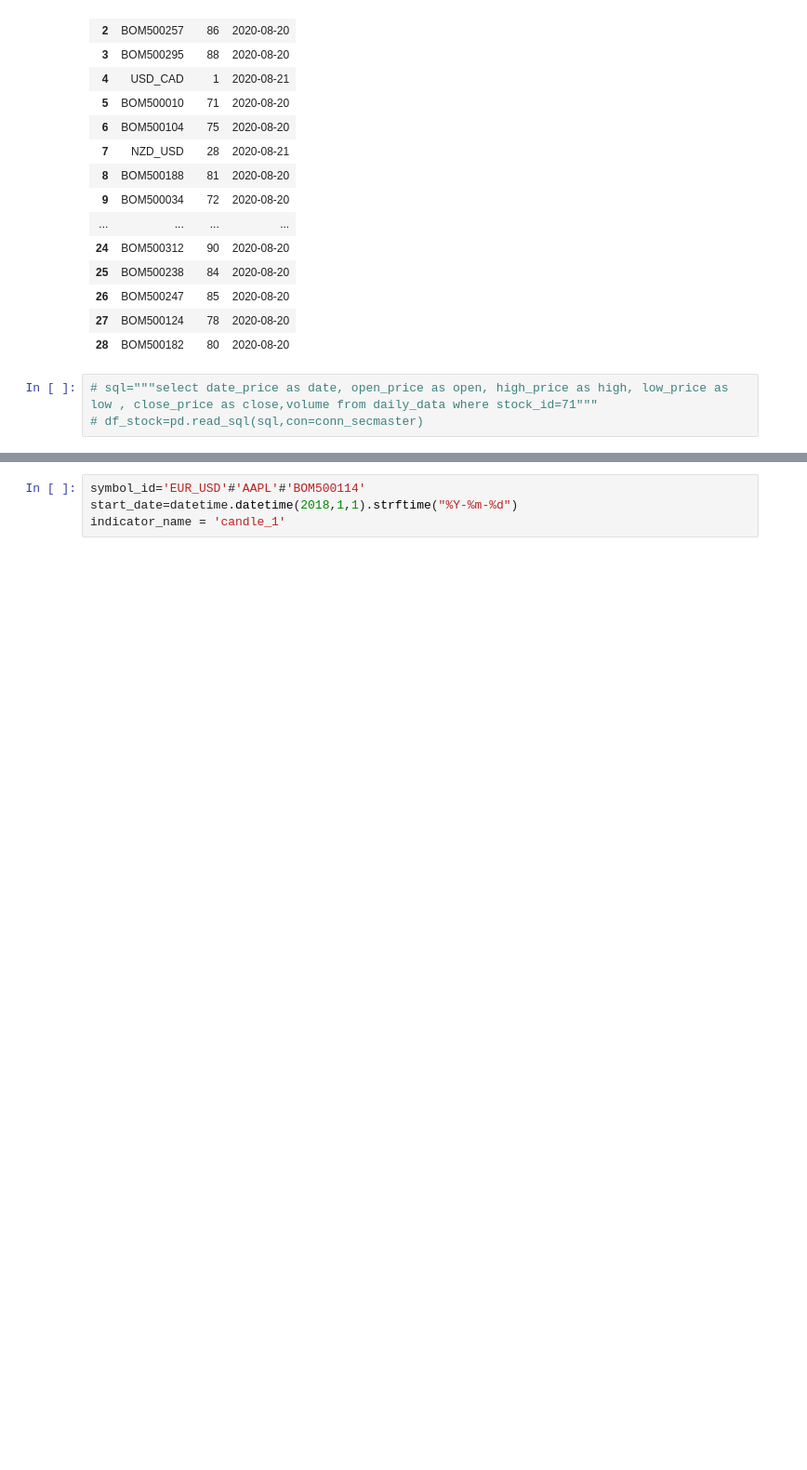
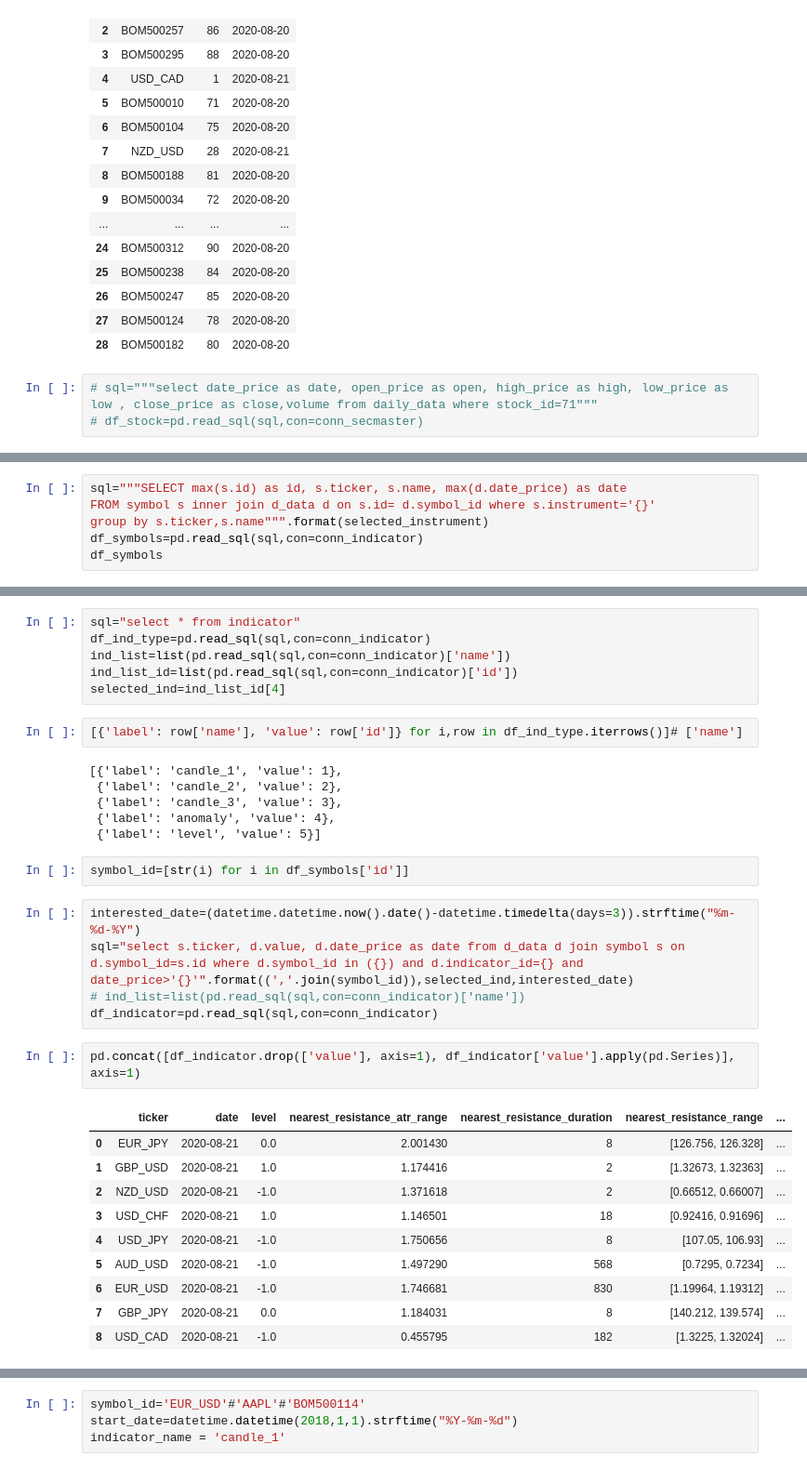
Before and after one commit to saeed349/Dash-Multi-Page-App-Template, a Jupyter notebook: Storage/notebooks/Agregrate Analysis.ipynb, the cells around one changed output, grey strips where cells are left out. Shown: that part at 93% size. Cells and saved outputs as stored; diff of their text form; blank space fills up the shorter version.

```diff
--- a/Storage/notebooks/Agregrate Analysis.ipynb
+++ b/Storage/notebooks/Agregrate Analysis.ipynb
@@ -46,0 +52,6 @@ df_ticker_last_day
+# %%
+sql="""SELECT max(s.id) as id, s.ticker, s.name, max(d.date_price) as date
+FROM symbol s inner join d_data d on s.id= d.symbol_id where s.instrument='{}'
+group by s.ticker,s.name""".format(selected_instrument)
+df_symbols=pd.read_sql(sql,con=conn_indicator)
+df_symbols
@@ -47 +69,35 @@ df_ticker_last_day
+# %%
+sql="select * from indicator"
+df_ind_type=pd.read_sql(sql,con=conn_indicator)
+ind_list=list(pd.read_sql(sql,con=conn_indicator)['name'])
+ind_list_id=list(pd.read_sql(sql,con=conn_indicator)['id'])
+selected_ind=ind_list_id[4]
+# %%
+[{'label': row['name'], 'value': row['id']} for i,row in df_ind_type.iterrows()]# ['name']
+# %% [output]
+[{'label': 'candle_1', 'value': 1},
+ {'label': 'candle_2', 'value': 2},
+ {'label': 'candle_3', 'value': 3},
+ {'label': 'anomaly', 'value': 4},
+ {'label': 'level', 'value': 5}]
+# %%
+symbol_id=[str(i) for i in df_symbols['id']]
+# %%
+interested_date=(datetime.datetime.now().date()-datetime.timedelta(days=3)).strftime("%m-%d-%Y")
+sql="select s.ticker, d.value, d.date_price as date from d_data d join symbol s on d.symbol_id=s.id where d.symbol_id in ({}) and d.indicator_id={} and date_price>'{}'".format((','.join(symbol_id)),selected_ind,interested_date)
+# ind_list=list(pd.read_sql(sql,con=conn_indicator)['name'])
+df_indicator=pd.read_sql(sql,con=conn_indicator)
+# %%
+pd.concat([df_indicator.drop(['value'], axis=1), df_indicator['value'].apply(pd.Series)], axis=1)
+# %% [output]
+|  | ticker | date | level | nearest_resistance_atr_range | nearest_resistance_duration | nearest_resistance_range | ... |
+| 0 | EUR_JPY | 2020-08-21 | 0.0 | 2.001430 | 8 | [126.756, 126.328] | ... |
+| 1 | GBP_USD | 2020-08-21 | 1.0 | 1.174416 | 2 | [1.32673, 1.32363] | ... |
+| 2 | NZD_USD | 2020-08-21 | -1.0 | 1.371618 | 2 | [0.66512, 0.66007] | ... |
+| 3 | USD_CHF | 2020-08-21 | 1.0 | 1.146501 | 18 | [0.92416, 0.91696] | ... |
+| 4 | USD_JPY | 2020-08-21 | -1.0 | 1.750656 | 8 | [107.05, 106.93] | ... |
+| 5 | AUD_USD | 2020-08-21 | -1.0 | 1.497290 | 568 | [0.7295, 0.7234] | ... |
+| 6 | EUR_USD | 2020-08-21 | -1.0 | 1.746681 | 830 | [1.19964, 1.19312] | ... |
+| 7 | GBP_JPY | 2020-08-21 | 0.0 | 1.184031 | 8 | [140.212, 139.574] | ... |
+| 8 | USD_CAD | 2020-08-21 | -1.0 | 0.455795 | 182 | [1.3225, 1.32024] | ... |
 # %%
```
Also changed, not shown: parts of 4 cells of this notebook, 4 other files.
